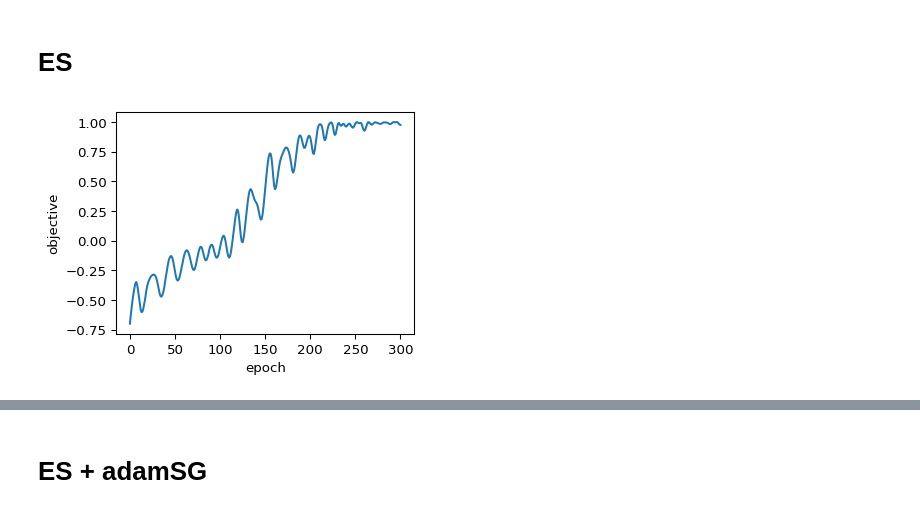
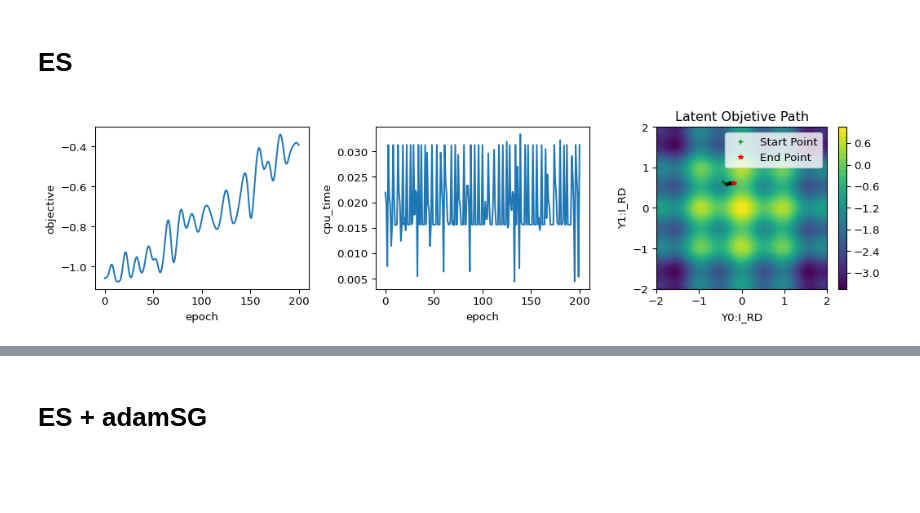
Before and after one commit to kilean20/savo, a Jupyter notebook: example/[savo][50D][MultiTaskGP]rastrigin2Dlatent.ipynb, the cells around one changed output, grey strips where cells are left out. Cells and saved outputs as stored; diff of their text form; code cells hidden in the pictures; blank space fills up the shorter version.

```diff
--- a/example/[savo][50D][MultiTaskGP]rastrigin2Dlatent.ipynb
+++ b/example/[savo][50D][MultiTaskGP]rastrigin2Dlatent.ipynb
@@ -22,8 +24,8 @@ Failed to import 'epics'
 Failed to import 'phantasy'
 # %%
 ndim = 50
-budget = 300
-ninit = 25  # number of initial ES steps to collect data for surrogate model training
+budget = 200
+ninit = ndim  # number of initial ES steps to collect data for surrogate model training
 noise = 1e-2
 max_dx = 2e-2
 lr = 1e-2
@@ -74,12 +76,11 @@ grid = np.linspace(-2,2,128)
 x1,x2 = np.meshgrid(grid,grid)
 xgrid = np.vstack((x1.flatten(), x2.flatten())).T
 ygrid = rastrigin(xgrid,noise=0)
-def plot_contour(figsize=(4,3.3),dpi=128):
-    fig,ax = plt.subplots(figsize=figsize,dpi=dpi)
+def plot_contour(fig,ax):
     cs = ax.tricontourf(xgrid[:,0],xgrid[:,1],ygrid,levels=32)
     fig.colorbar(cs,ax=ax)
-    return fig,ax
-fig,ax = plot_contour(dpi=32)
+fig,ax = plt.subplots(figsize=(4,3.3),dpi=32)
+plot_contour(fig,ax)
 # %% [output]
 [figure]
 # %%
@@ -100,6 +101,29 @@ evaluator = Evaluator(
     monitor_RDs = monitor_RDs,
     df_manipulators = [obj_func.calculate_objectives_from_df],
 )
+# %%
+def plot_hist(history,eval_hist_mean):
+    fig, ax = plt.subplots(1,3,figsize=(11,3),dpi=96)
+    xaxis = np.arange(len(history['y']))
+    ax[0].plot(xaxis, history['y'])
+    ax[0].set_xlabel('epoch');
+    ax[0].set_ylabel('objective');
+    ax[1].plot(xaxis, history['cpu_time'])
+    ax[1].set_xlabel('epoch');
+    ax[1].set_ylabel('cpu_time');
+    plot_contour(fig,ax[2])
+    ax[2].plot(eval_hist_mean['Y0:I_RD'],eval_hist_mean['Y1:I_RD'],'k',lw=1)
+    start_x = eval_hist_mean['Y0:I_RD'][0]
+    start_y = eval_hist_mean['Y1:I_RD'][0]
+    end_x = eval_hist_mean['Y0:I_RD'][-1]
+    end_y = eval_hist_mean['Y1:I_RD'][-1]
+    ax[2].plot(start_x, start_y, 'g+', markersize=4, label='Start Point') # 'go' for green circle
+    ax[2].plot(end_x, end_y, 'r*', markersize=4, label='End Point') # 'rs' for red square
+    ax[2].set_xlabel('Y0:I_RD')
+    ax[2].set_ylabel('Y1:I_RD')
+    ax[2].set_title('Latent Objetive Path')
+    ax[2].legend() # Show the labels
+    fig.tight_layout()
 # %% [markdown]
 # ES
 # %%
@@ -113,9 +136,4 @@ history = evaluator.get_history()['mean']
 # %%
-fig, ax = plt.subplots(figsize=(4,3),dpi=96)
-# history['rastrigin'].plot(ax=ax)
-xaxis = np.arange(len(history))
-ax.plot(xaxis, history['rastrigin'])
-ax.set_xlabel('epoch');
-ax.set_ylabel('objective');
+plot_hist(sv.history,sv.evaluator.get_history()['mean'])
 # %% [output]
-[figure, old version]
+[figure, new version]
```
Also changed, not shown: parts of 15 cells of this notebook, 31 other files.
